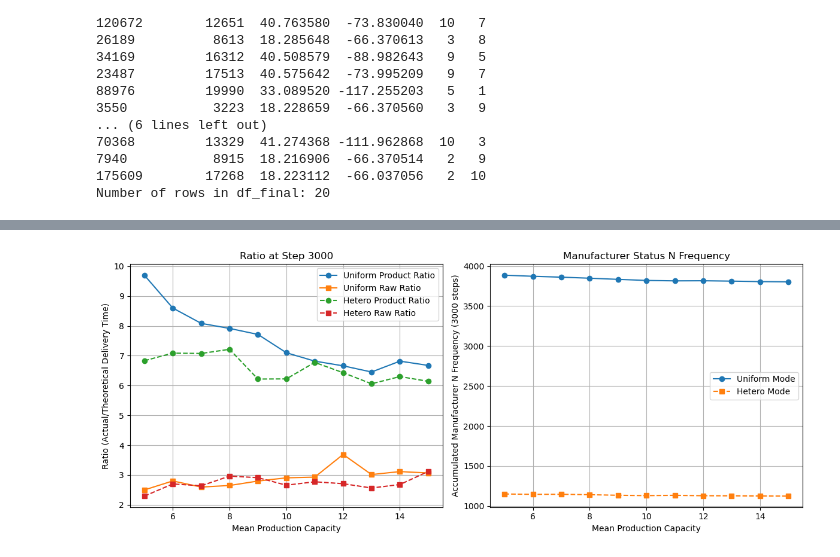
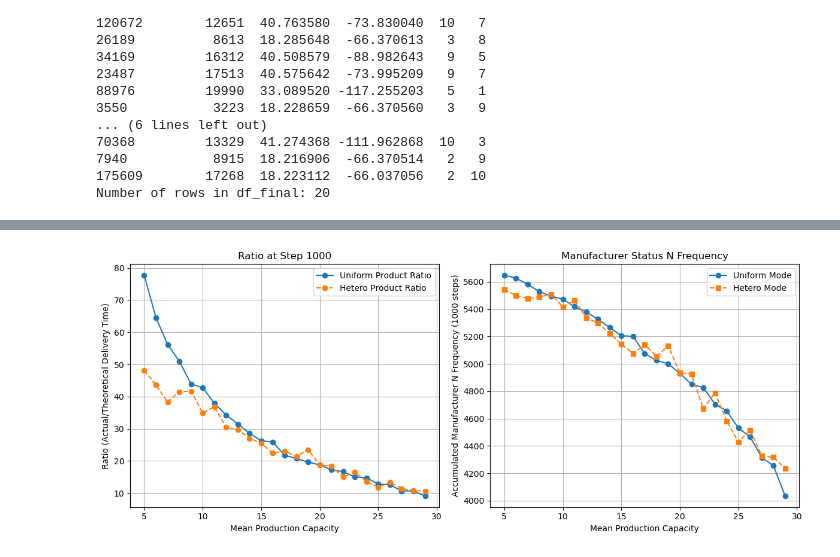
Before and after one commit to ShengGao67/SCNN, a Jupyter notebook: Untitled.ipynb, the cells around one changed output, grey strips where cells are left out. Saved outputs shown, nothing was run; the diff lists cells and outputs as text; code cells hidden in the pictures.

```diff
--- a/Untitled.ipynb
+++ b/Untitled.ipynb
@@ -370,7 +377,7 @@ def update_transport_cost_for_order(order, model):
         penalty_cost = 0
         if order.actual_delivery_time > order.theoretical_delivery_time:
             delay = order.actual_delivery_time - order.theoretical_delivery_time
-            penalty_cost = delay * order.quantity
+            penalty_cost = delay * order.quantity * 5
         # 查找对应的 Manufacturer（订单的 receiver_id）
         for m in model.manufacturers:
             if m.unique_id == order.receiver_id:
@@ -428,9 +435,9 @@ class Supplier(Agent):
 
     def update_status(self, gap):
         self.gap_history.append(gap)
-        if len(self.gap_history) > 5:
+        if len(self.gap_history) > 10:
             self.gap_history.pop(0)
-        if len(self.gap_history) == 5 and all(g < 0 for g in self.gap_history):
+        if len(self.gap_history) == 10 and all(g < 0 for g in self.gap_history):
             self.status = 'N'
         else:
             self.status = 'Y'
@@ -566,7 +573,7 @@ if __name__ == "__main__":
         m_production_capacity=10,
         m_inventory_capacity=200,
         s_material_capacity=40)
-    total_steps = 100
+    total_steps = 1000
     # 用于记录每50步的统计数据
     stats = []
     for t in range(1, total_steps+1):
@@ -722,12 +816,13 @@ plt.show()
 # %%
+LOGISTICS_SPEED = 2
 class SupplyChainGridModel(Model):
     def __init__(self, positions,
                  demands_list,
                  inventory_list,
                  num_customers=10,
-                 num_manufacturers=4,
+                 num_manufacturers=6,
                  num_suppliers=2,
-                 cust_demand_probability=0.4,
+                 cust_demand_probability=0.3,
                  m_production_capacity=m_prod,
                  m_inventory_capacity=1000,
                  s_material_capacity=40, heterogeneous=False):
@@ -750,7 +845,6 @@ class SupplyChainGridModel(Model):
             if heterogeneous:
                 prod_cap = random.choice([max(1, m_production_capacity-5), m_production_capacity+5])
                 # 为确保均值接近 m_production_capacity，我们直接随机取[m_production_capacity-5, m_production_capacity+5]
-                # 注意：这里可能需要调整边界，确保不小于1
                 prod_cap = random.randint(max(1, m_production_capacity-5), m_production_capacity+5)
             else:
                 prod_cap = m_production_capacity
@@ -803,12 +897,12 @@ def run_simulation(heterogeneous=False, m_prod_value=None, total_steps=1000, num
                  demands_list,
                  inventory_list,
                  num_customers=10,
-                 num_manufacturers=4,
+                 num_manufacturers=6,
                  num_suppliers=2,
                  cust_demand_probability=0.4,
                  m_production_capacity=m_prod,
                  m_inventory_capacity=1000,
-                 s_material_capacity=40, heterogeneous=True)
+                 s_material_capacity=300, heterogeneous=True)
             caps = [m.production_capacity for m in model.manufacturers]
             capacity_means.append(np.mean(caps))
         else:
@@ -816,112 +910,92 @@ def run_simulation(heterogeneous=False, m_prod_value=None, total_steps=1000, num
                  demands_list,
                  inventory_list,
                  num_customers=10,
-                 num_manufacturers=4,
+                 num_manufacturers=6,
                  num_suppliers=2,
                  cust_demand_probability=0.4,
                  m_production_capacity=m_prod,
                  m_inventory_capacity=1000,
-                 s_material_capacity=40, heterogeneous=False)
+                 s_material_capacity=300, heterogeneous=False)
             capacity_means.append(m_prod_value)
         statusN_freq = 0
         for t in range(1, total_steps+1):
             model.step()
             statusN_freq += sum(1 for m in model.manufacturers if m.status == 'N')
         prod_orders = [o for o in model.delivered_orders if o.order_type == "product" and o.actual_delivery_time is not None]
-        raw_orders = [o for o in model.delivered_orders if o.order_type == "raw_material" and o.actual_delivery_time is not None]
         sum_actual_prod = sum(o.actual_delivery_time for o in prod_orders)
         sum_theoretical_prod = sum(o.theoretical_delivery_time for o in prod_orders)
         ratio_prod = sum_actual_prod / sum_theoretical_prod if sum_theoretical_prod > 0 else 0
+        ratio_prod_list.append(ratio_prod)
+        statusN_freq_list.append(statusN_freq)
+    return np.mean(capacity_means), np.mean(ratio_prod_list), np.mean(statusN_freq_list)
 
-        sum_actual_raw = sum(o.actual_delivery_time for o in raw_orders)
-        sum_theoretical_raw = sum(o.theoretical_delivery_time for o in raw_orders)
-        ratio_raw = sum_actual_raw / sum_theoretical_raw if sum_theoretical_raw > 0 else 0
-
-        ratio_prod_list.append(ratio_prod)
-        ratio_mat_list.append(ratio_raw)
-        statusN_freq_list.append(statusN_freq)
-    return np.mean(capacity_means), np.mean(ratio_prod_list), np.mean(ratio_mat_list), np.mean(statusN_freq_list)
-
-# 对于 uniform 模式，m_prod_value 取 10~20 的每个整数
-uniform_targets = list(range(5, 16))
+# 对于 uniform 模式，m_prod_value 取 5~30 的每个整数
+uniform_targets = list(range(5, 30))
 uni_caps = []
 uni_prod_ratios = []
 uni_mat_ratios = []
 uni_statusN = []
 
 for m_prod in uniform_targets:
-    cap_mean, rprod, rmat, statusN = run_simulation(heterogeneous=False, m_prod_value=m_prod, total_steps=1000, num_reps=5)
+    cap_mean, rprod, statusN = run_simulation(heterogeneous=False, m_prod_value=m_prod, total_steps=1000, num_reps=10)
     uni_caps.append(cap_mean)
     uni_prod_ratios.append(rprod)
-    uni_mat_ratios.append(rmat)
     uni_statusN.append(statusN)
-    print(f"Uniform m_prod = {m_prod}: cap_mean={cap_mean}, prod ratio={rprod}, raw ratio={rmat}, status N freq={statusN}")
+    print(f"Uniform m_prod = {m_prod}: cap_mean={cap_mean}, prod ratio={rprod}, status N freq={statusN}")
 
 # 对于 heterogeneous 模式，目标均值取 5~16，每个 manufacturer 随机取值于 [target-5, target+5]
 hetero_caps = []
 hetero_prod_ratios = []
-hetero_mat_ratios = []
 hetero_statusN = []
 
 for target in uniform_targets:
-    reps = 5
+    reps = 10
     hetero_prod_list = []
-    hetero_mat_list = []
     hetero_statusN_list = []
     caps_list = []
     for rep in range(reps):
         used_positions.clear()
         # 对每个 manufacturer，随机取值于 [target-5, target+5]
-        num_manufacturers = 4
-        manufacturers_caps = [random.randint(max(1, target-5), target+5) for _ in range(num_manufacturers)]
+        num_manufacturers = 6
+        manufacturers_caps = [random.randint(max(1, target-10), target+10) for _ in range(num_manufacturers)]
         model = SupplyChainGridModel(positions,
                  demands_list,
                  inventory_list,
                  num_customers=10,
-                 num_manufacturers=4,
+                 num_manufacturers=6,
                  num_suppliers=2,
                  cust_demand_probability=0.4,
                  m_production_capacity=target,
                  m_inventory_capacity=1000,
-                 s_material_capacity=40, heterogeneous=False)
+                 s_material_capacity=300, heterogeneous=False)
         # 替换每个 Manufacturer 的生产能力为随机值
         for i, m in enumerate(model.manufacturers):
             m.production_capacity = manufacturers_caps[i]
         caps_list.append(np.mean(manufacturers_caps))
         statusN_freq = 0
-        for t in range(1, 300+1):
+        for t in range(1, 1000+1):
             model.step()
             statusN_freq += sum(1 for m in model.manufacturers if m.status == 'N')
         prod_orders = [o for o in model.delivered_orders if o.order_type == "product" and o.actual_delivery_time is not None]
-        raw_orders = [o for o in model.delivered_orders if o.order_type == "raw_material" and o.actual_delivery_time is not None]
         sum_actual_prod = sum(o.actual_delivery_time for o in prod_orders)
         sum_theoretical_prod = sum(o.theoretical_delivery_time for o in prod_orders)
         ratio_prod = sum_actual_prod / sum_theoretical_prod if sum_theoretical_prod > 0 else 0
-
-        sum_actual_raw = sum(o.actual_delivery_time for o in raw_orders)
-        sum_theoretical_raw = sum(o.theoretical_delivery_time for o in raw_orders)
-        ratio_raw = sum_actual_raw / sum_theoretical_raw if sum_theoretical_raw > 0 else 0
-
         hetero_prod_list.append(ratio_prod)
-        hetero_mat_list.append(ratio_raw)
         hetero_statusN_list.append(statusN_freq)
     hetero_caps.append(np.mean(caps_list))
     hetero_prod_ratios.append(np.mean(hetero_prod_list))
-    hetero_mat_ratios.append(np.mean(hetero_mat_list))
     hetero_statusN.append(np.mean(hetero_statusN_list))
-    print(f"Hetero target = {target}: cap_mean={np.mean(caps_list):.2f}, prod ratio={np.mean(hetero_prod_list):.3f}, raw ratio={np.mean(hetero_mat_list):.3f}, status N freq={np.mean(hetero_statusN_list):.1f}")
+    print(f"Hetero target = {target}: cap_mean={np.mean(caps_list):.2f}, prod ratio={np.mean(hetero_prod_list):.3f}, status N freq={np.mean(hetero_statusN_list):.1f}")
 
 # 绘制比值图
 plt.figure(figsize=(12,5))
 plt.subplot(1,2,1)
 x = np.array(uniform_targets)
 plt.errorbar(x, uni_prod_ratios, fmt='o-', label='Uniform Product Ratio')
-plt.errorbar(x, uni_mat_ratios, fmt='s-', label='Uniform Raw Ratio')
 plt.errorbar(x, hetero_prod_ratios, fmt='o--', label='Hetero Product Ratio')
-plt.errorbar(x, hetero_mat_ratios, fmt='s--', label='Hetero Raw Ratio')
 plt.xlabel('Mean Production Capacity')
 plt.ylabel('Ratio (Actual/Theoretical Delivery Time)')
-plt.title('Ratio at Step 3000')
+plt.title('Ratio at Step 1000')
 plt.legend()
 plt.grid(True)
 
@@ -930,7 +1004,7 @@ plt.subplot(1,2,2)
 plt.plot(x, uni_statusN, 'o-', label='Uniform Mode')
 plt.plot(x, hetero_statusN, 's--', label='Hetero Mode')
 plt.xlabel('Mean Production Capacity')
-plt.ylabel('Accumulated Manufacturer N Frequency (3000 steps)')
+plt.ylabel('Accumulated Manufacturer N Frequency (1000 steps)')
 plt.title('Manufacturer Status N Frequency')
 plt.legend()
 plt.grid(True)
@@ -957 +1031 @@ Hetero target = 15: cap_mean=15.35, prod ratio=6.141, raw ratio=3.121, status N
-[figure, old version]
+[figure, new version]
```
Also changed, not shown: parts of 14 cells of this notebook.
